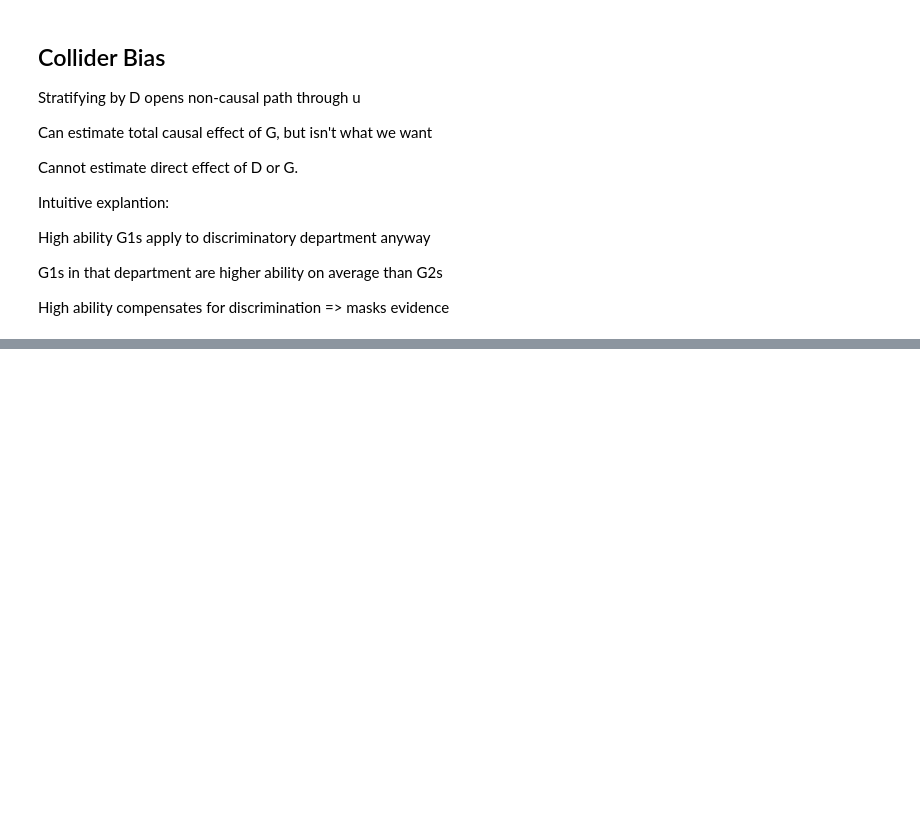
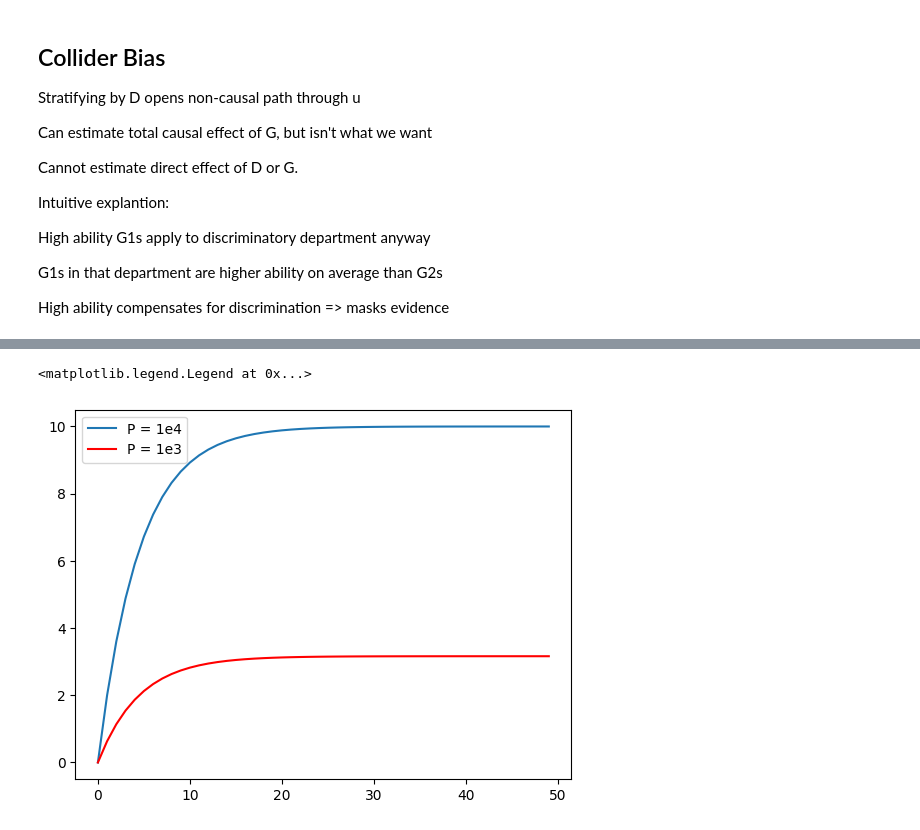
Before and after one commit to kpjmcg/Statistical-Rethinking-2023-Python-Notes, a Jupyter notebook: Lecture_10_2023.ipynb, the cells around one changed output, grey strips where cells are left out. Cells and saved outputs as stored; diff of their text form; code cells hidden in the pictures; blank space fills up the shorter version.

```diff
--- a/Lecture_10_2023.ipynb
+++ b/Lecture_10_2023.ipynb
@@ -150,0 +484,17 @@ High ability compensates for discrimination => masks evidence
+# %%
+def diff_eq(a=0.02,b=0.5,g=0.2,P=10000,t_max=50):
+    T = [0]
+    for i in range(1,t_max):
+        T.append(T[i-1] + a*P**b - g*T[i-1])
+
+    return T
+y = diff_eq()
+# %%
+plt.plot(range(50),y,label='P = 1e4')
+plt.plot(range(50),diff_eq(P=1000), label='P = 1e3',c='r')
+plt.legend()
+
+#Notive flatlines
+# %% [output]
+<matplotlib.legend.Legend at 0x...>
+[figure, added]
```
Also changed, not shown: parts of 52 cells of this notebook.
